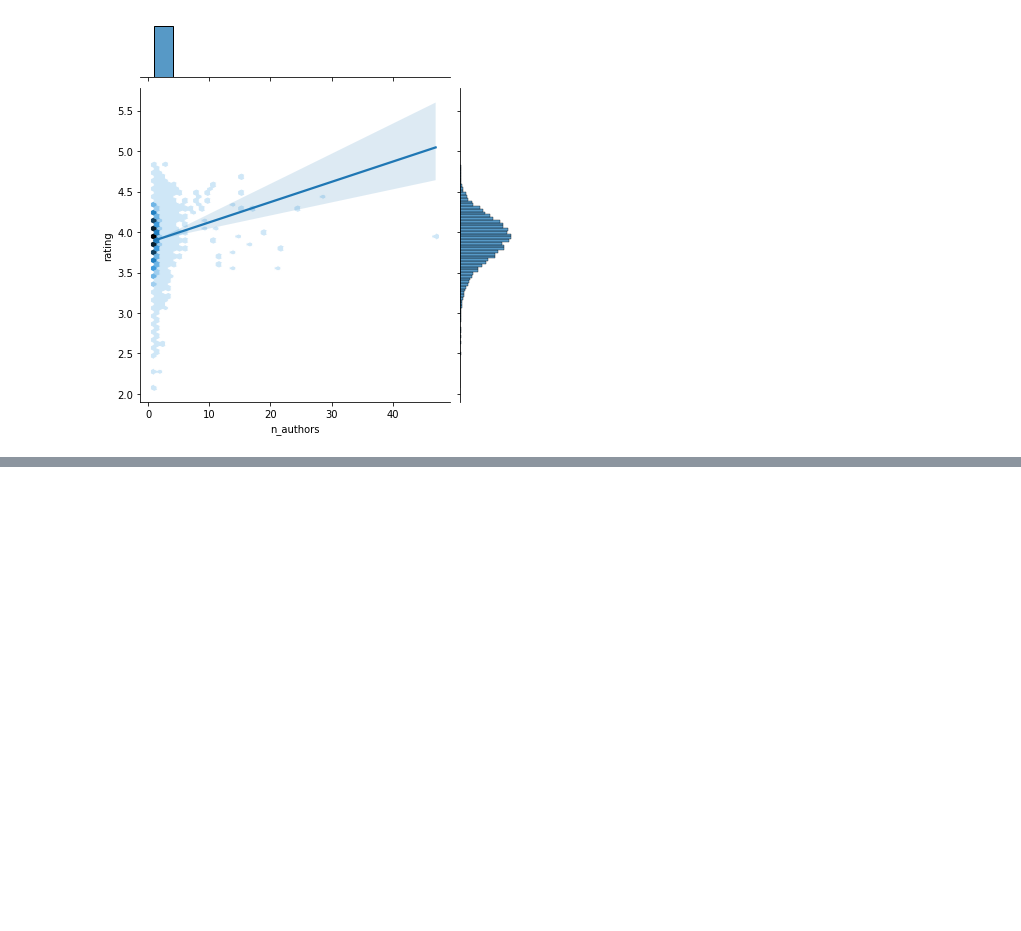
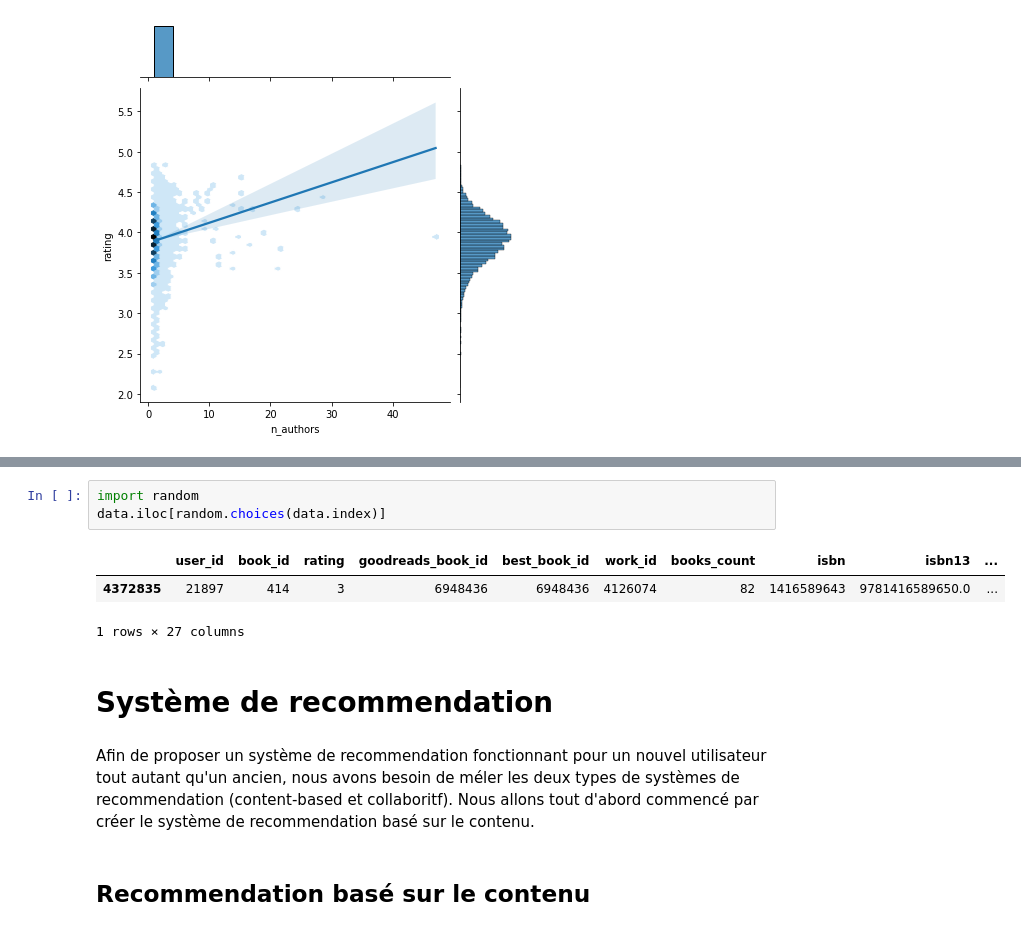
Before and after one commit to SimplonAI/books, a Jupyter notebook: analyse.ipynb, the cells around one changed output, grey strips where cells are left out. Saved outputs shown, nothing was run; the diff lists cells and outputs as text; blank space fills up the shorter version.

```diff
--- a/analyse.ipynb
+++ b/analyse.ipynb
@@ -419,0 +484,13 @@ sn.regplot(data=authors_rating, x="n_authors", y="rating", ax=g.ax_joint, scatte
+# %%
+import random
+data.iloc[random.choices(data.index)]
+# %% [output]
+|  | user_id | book_id | rating | goodreads_book_id | best_book_id | work_id | books_count | isbn | isbn13 | ... |
+| 4372835 | 21897 | 414 | 3 | 6948436 | 6948436 | 4126074 | 82 | 1416589643 | 9781416589650.0 | ... |
+1 rows × 27 columns
+# %% [markdown]
+# Système de recommendation
+# %% [markdown]
+Afin de proposer un système de recommendation fonctionnant pour un nouvel utilisateur tout autant qu'un ancien, nous avons besoin de méler les deux types de systèmes de recommendation (content-based et collaboritf). Nous allons tout d'abord commencé par créer le système de recommendation basé sur le contenu.
+# %% [markdown]
+## Recommendation basé sur le contenu
```
Also changed, not shown: parts of 17 cells of this notebook, 2 other files.
